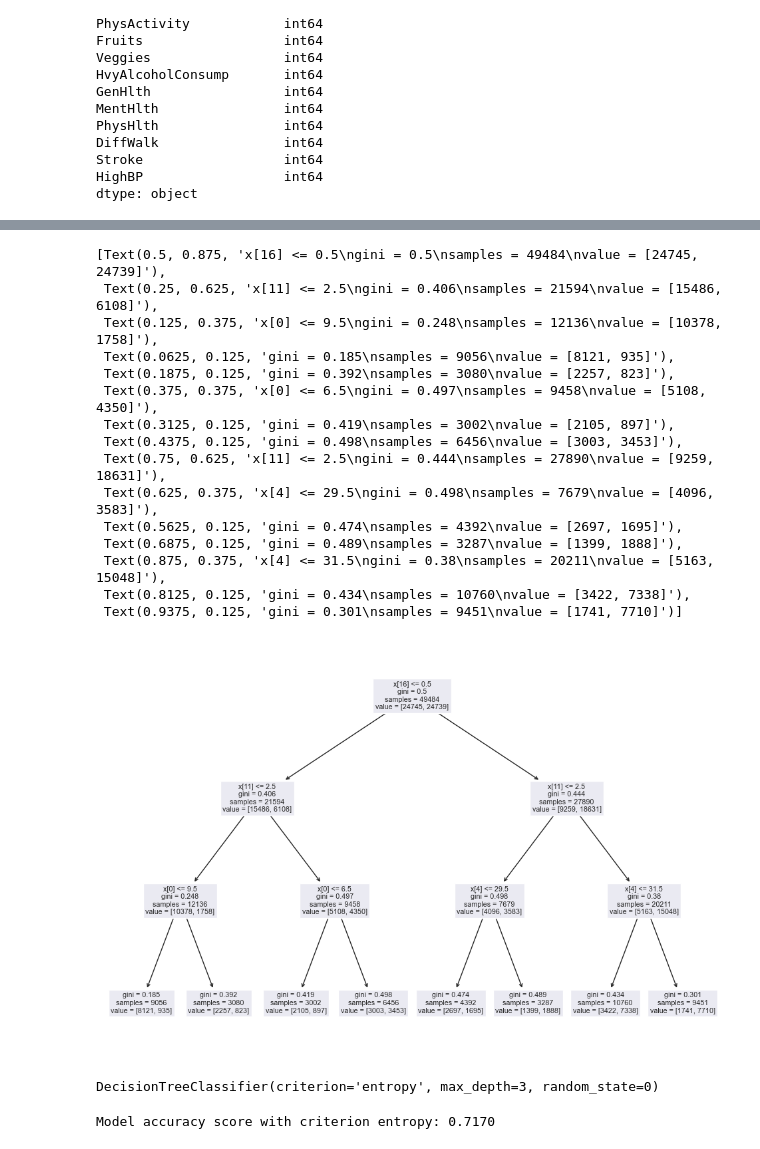
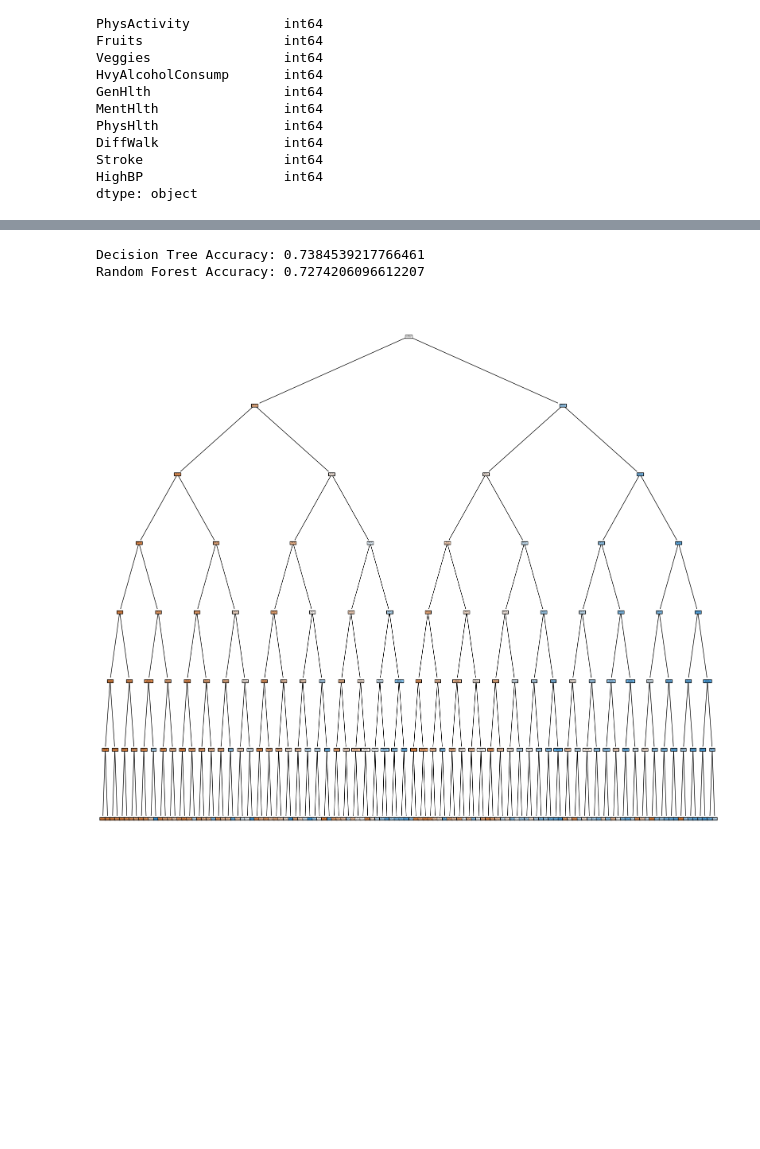
Before and after one commit to cosminsaracil/DiaPredict, a Jupyter notebook: Dataset_1__Diabetes.ipynb, the cells around one changed output, grey strips where cells are left out. Drawn from its saved outputs; the diff is of its cells as text; code cells hidden in the pictures; blank space fills up the shorter version.

Commit message:
Implemented dynamic model configurations based hyperparameter tunning and ablation testing

```diff
--- a/Dataset_1__Diabetes.ipynb
+++ b/Dataset_1__Diabetes.ipynb
@@ -180,10 +187,12 @@ dtype: int64
 #Data splitting
 # split X and y into training and testing sets
 
-from sklearn.model_selection import train_test_split
+#This approach is a fixed one
+
+
 y = (df['Diabetes']).astype(int)
 X = df.loc[:, df.columns != 'Diabetes']  # everything except "diabetes"
-X_train, X_test, y_train, y_test = train_test_split(X, y, test_size=0.3, random_state=42) #70% train
+X_train, X_test, y_train, y_test = train_test_split(X, y, test_size=0.2, random_state=42) #80% train
 # %%
 df
 # %% [output]
@@ -279,0 +295,16 @@ Test set score: 0.7191
+# %%
+# Ablation testing
+# Test different depths and constraints to simulate adding/removing layers.
+from sklearn.metrics import accuracy_score
+
+depths = [1, 3, 5, 7, None]  # None = no limit on depth
+results = []
+
+for depth in depths:
+    clf = DecisionTreeClassifier(criterion='gini', max_depth=depth, random_state=42)
+    clf.fit(X_train, y_train)
+    y_pred = clf.predict(X_test)
+    acc = accuracy_score(y_test, y_pred)
+    results.append((depth, acc))
+for depth, acc in results:
+    print(f"Max Depth: {depth}, Test Accuracy: {acc:.4f}")
@@ -280,33 +410,25 @@ Test set score: 0.7191
+# %%
+# Compare with State-of-the-Art Models
+
+
+# Train Random Forest
+rf_clf = RandomForestClassifier(n_estimators=100, random_state=42)
+rf_clf.fit(X_train, y_train)
+y_pred_rf = rf_clf.predict(X_test)
+
+# Compare accuracies
+print("Decision Tree Accuracy:", accuracy_score(y_test, y_pred_gini))
+print("Random Forest Accuracy:", accuracy_score(y_test, y_pred_rf))
+# %% [output]
+Decision Tree Accuracy: 0.7384539217766461
+Random Forest Accuracy: 0.7274206096612207
 # %%
-plt.figure(figsize=(12,8))
 
-from sklearn import tree
+# plt.figure(figsize=(12,8))
+# tree.plot_tree(clf_gini.fit(X_train, y_train))
 
-tree.plot_tree(clf_gini.fit(X_train, y_train))
+plt.figure(figsize=(20,18))
+tree.plot_tree(clf_gini, feature_names=X_train.columns, class_names=['No Diabetes', 'Diabetes'], filled=True)
+plt.show()
 # %% [output]
-[Text(0.5, 0.875, 'x[16] <= 0.5\ngini = 0.5\nsamples = 49484\nvalue = [24745, 24739]'),
- Text(0.25, 0.625, 'x[11] <= 2.5\ngini = 0.406\nsamples = 21594\nvalue = [15486, 6108]'),
- Text(0.125, 0.375, 'x[0] <= 9.5\ngini = 0.248\nsamples = 12136\nvalue = [10378, 1758]'),
- Text(0.0625, 0.125, 'gini = 0.185\nsamples = 9056\nvalue = [8121, 935]'),
- Text(0.1875, 0.125, 'gini = 0.392\nsamples = 3080\nvalue = [2257, 823]'),
- Text(0.375, 0.375, 'x[0] <= 6.5\ngini = 0.497\nsamples = 9458\nvalue = [5108, 4350]'),
- Text(0.3125, 0.125, 'gini = 0.419\nsamples = 3002\nvalue = [2105, 897]'),
- Text(0.4375, 0.125, 'gini = 0.498\nsamples = 6456\nvalue = [3003, 3453]'),
- Text(0.75, 0.625, 'x[11] <= 2.5\ngini = 0.444\nsamples = 27890\nvalue = [9259, 18631]'),
- Text(0.625, 0.375, 'x[4] <= 29.5\ngini = 0.498\nsamples = 7679\nvalue = [4096, 3583]'),
- Text(0.5625, 0.125, 'gini = 0.474\nsamples = 4392\nvalue = [2697, 1695]'),
- Text(0.6875, 0.125, 'gini = 0.489\nsamples = 3287\nvalue = [1399, 1888]'),
- Text(0.875, 0.375, 'x[4] <= 31.5\ngini = 0.38\nsamples = 20211\nvalue = [5163, 15048]'),
- Text(0.8125, 0.125, 'gini = 0.434\nsamples = 10760\nvalue = [3422, 7338]'),
- Text(0.9375, 0.125, 'gini = 0.301\nsamples = 9451\nvalue = [1741, 7710]')]
-[figure, old version]
+[figure, new version]
-# %%
-# instantiate the DecisionTreeClassifier model with criterion entropy
-
-clf_en = DecisionTreeClassifier(criterion='entropy', max_depth=3, random_state=0)
-
-
-# fit the model
-clf_en.fit(X_train, y_train)
-# %% [output]
-DecisionTreeClassifier(criterion='entropy', max_depth=3, random_state=0)
@@ -315,6 +434,0 @@ y_pred_en = clf_en.predict(X_test)
-# %%
-from sklearn.metrics import accuracy_score
-
-print('Model accuracy score with criterion entropy: {0:0.4f}'. format(accuracy_score(y_test, y_pred_en)))
-# %% [output]
-Model accuracy score with criterion entropy: 0.7170
```
Also changed, not shown: parts of 18 cells of this notebook, 2 other files.
